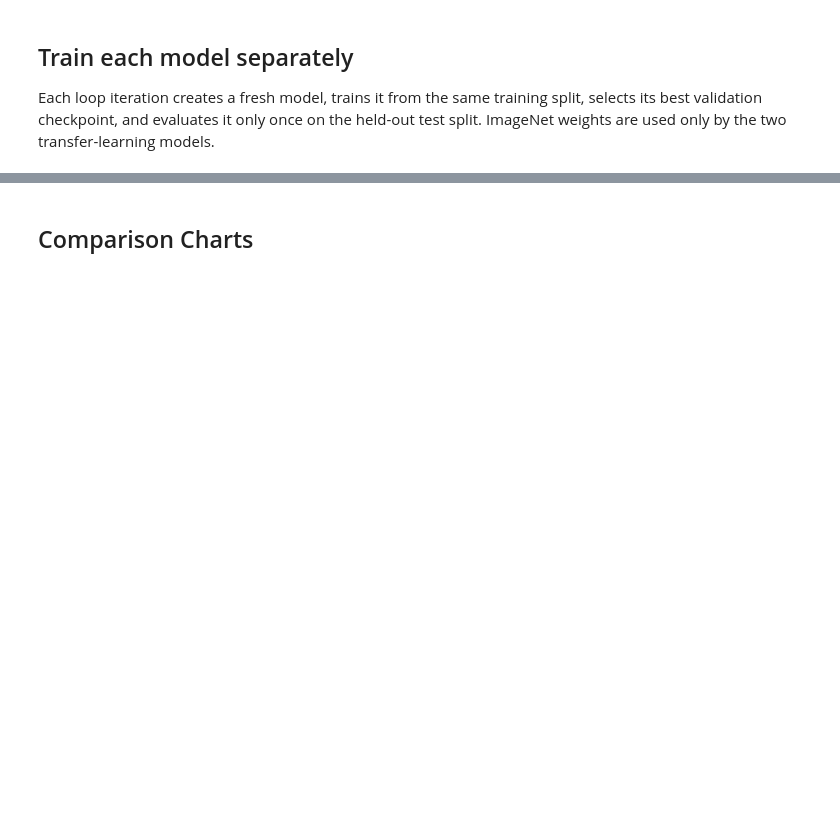
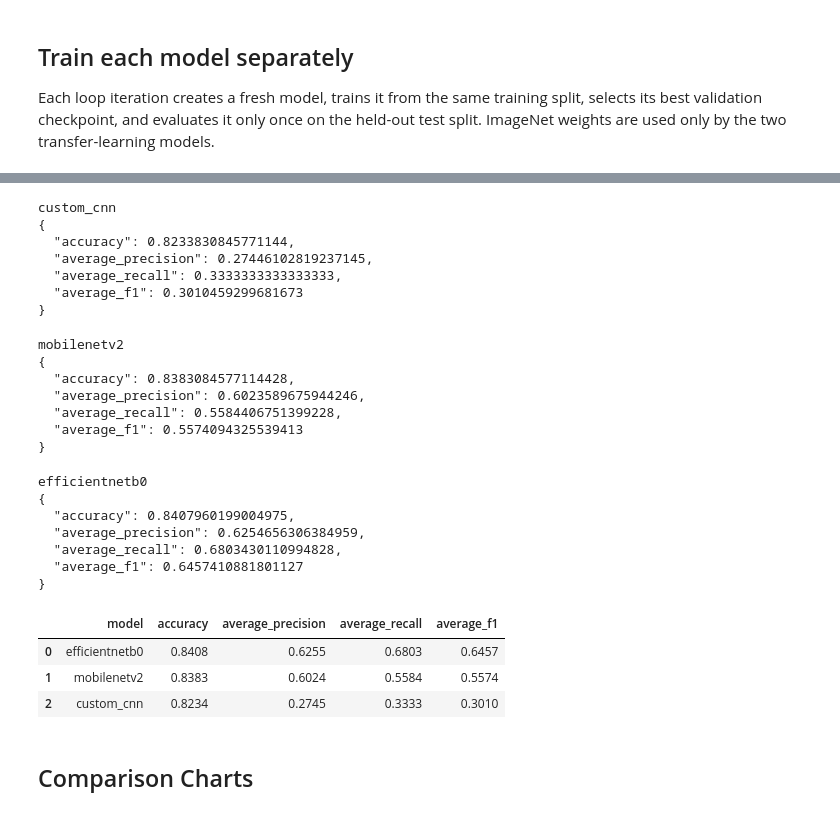
Before and after one commit to RuushTea/FractureCare, a Jupyter notebook: ai-service/notebooks/FracAtlas_Model_Comparison.ipynb, the cells around one changed output, grey strips where cells are left out. Drawn from its saved outputs; the diff is of its cells as text; code cells hidden in the pictures; blank space fills up the shorter version.

```diff
--- a/ai-service/notebooks/FracAtlas_Model_Comparison.ipynb
+++ b/ai-service/notebooks/FracAtlas_Model_Comparison.ipynb
@@ -131,16 +179,44 @@ for model_name in MODEL_NAMES:
 # %%
 for model_name, path in model_paths.items():
     model = tf.keras.models.load_model(path)
     probabilities = model.predict(validation_eval_dataset, verbose=0)
     predicted = probabilities.argmax(axis=1)
     actual = np.concatenate([labels.numpy() for _, labels in validation_eval_dataset], axis=0)
     metrics = calculate_classification_metrics(actual, predicted)
     results.append({'model': model_name, **metrics})
     print(f'\n{model_name}')
-    print(classification_report(actual, predicted, target_names=CLASS_NAMES, zero_division=0).replace('macro avg', 'average'))
+    print(json.dumps(metrics, indent=2))
 
-results_df = pd.DataFrame(results).sort_values([SELECTION_METRIC, 'macro_f1', 'balanced_accuracy'], ascending=False).reset_index(drop=True)
-display(results_df.style.format({column: '{:.4f}' for column in results_df.columns if column != 'model'}))
+results_df = pd.DataFrame(results).sort_values(
+    ['average_recall', 'average_f1', 'average_precision', 'accuracy'], ascending=False
+).reset_index(drop=True)
+display(results_df.style.format({c: '{:.4f}' for c in results_df.columns if c != 'model'}))
+# %% [output]
+custom_cnn
+{
+  "accuracy": 0.8233830845771144,
+  "average_precision": 0.27446102819237145,
+  "average_recall": 0.3333333333333333,
+  "average_f1": 0.3010459299681673
+}
+mobilenetv2
+{
+  "accuracy": 0.8383084577114428,
+  "average_precision": 0.6023589675944246,
+  "average_recall": 0.5584406751399228,
+  "average_f1": 0.5574094325539413
+}
+efficientnetb0
+{
+  "accuracy": 0.8407960199004975,
+  "average_precision": 0.6254656306384959,
+  "average_recall": 0.6803430110994828,
+  "average_f1": 0.6457410881801127
+}
+|  | model | accuracy | average_precision | average_recall | average_f1 |
+| 0 | efficientnetb0 | 0.8408 | 0.6255 | 0.6803 | 0.6457 |
+| 1 | mobilenetv2 | 0.8383 | 0.6024 | 0.5584 | 0.5574 |
+| 2 | custom_cnn | 0.8234 | 0.2745 | 0.3333 | 0.3010 |
 # %% [markdown]
 ## Comparison Charts
 # %%
```
Also changed, not shown: parts of 6 cells of this notebook, 11 other files.
